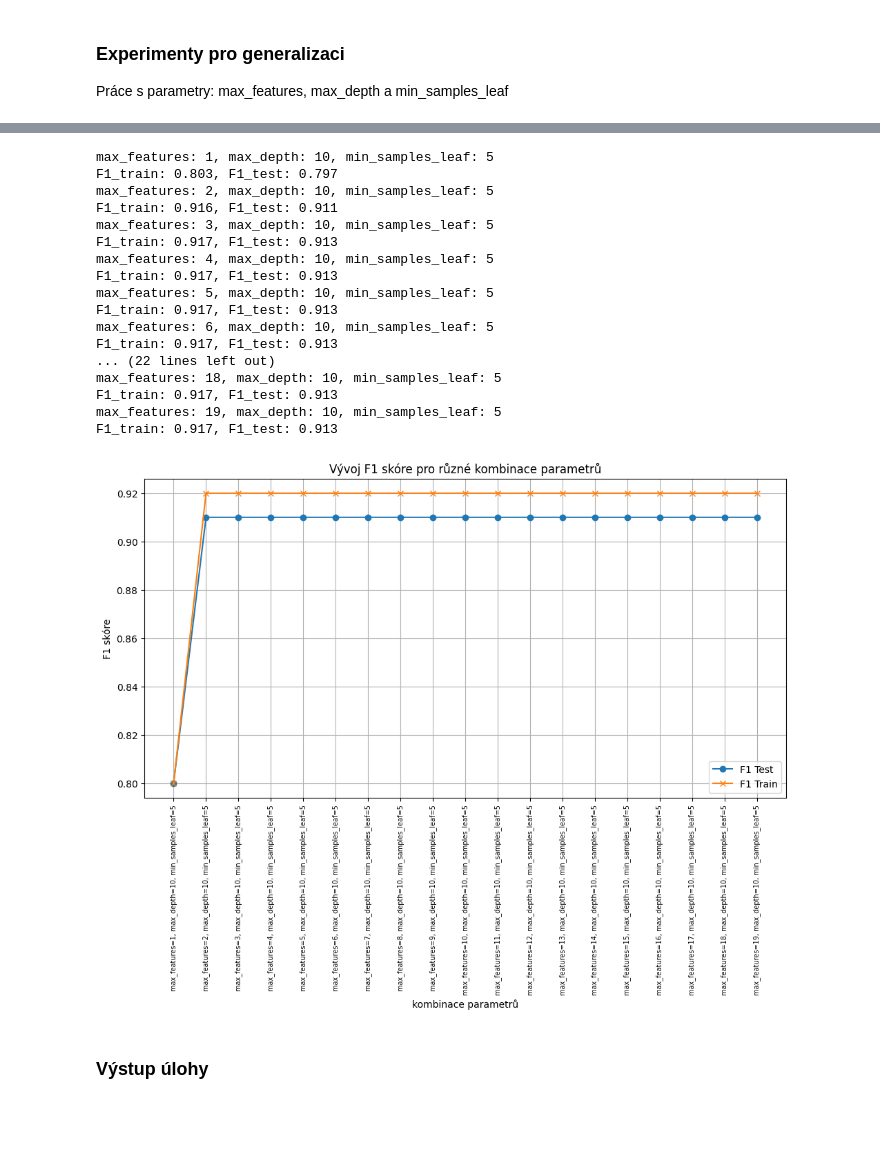
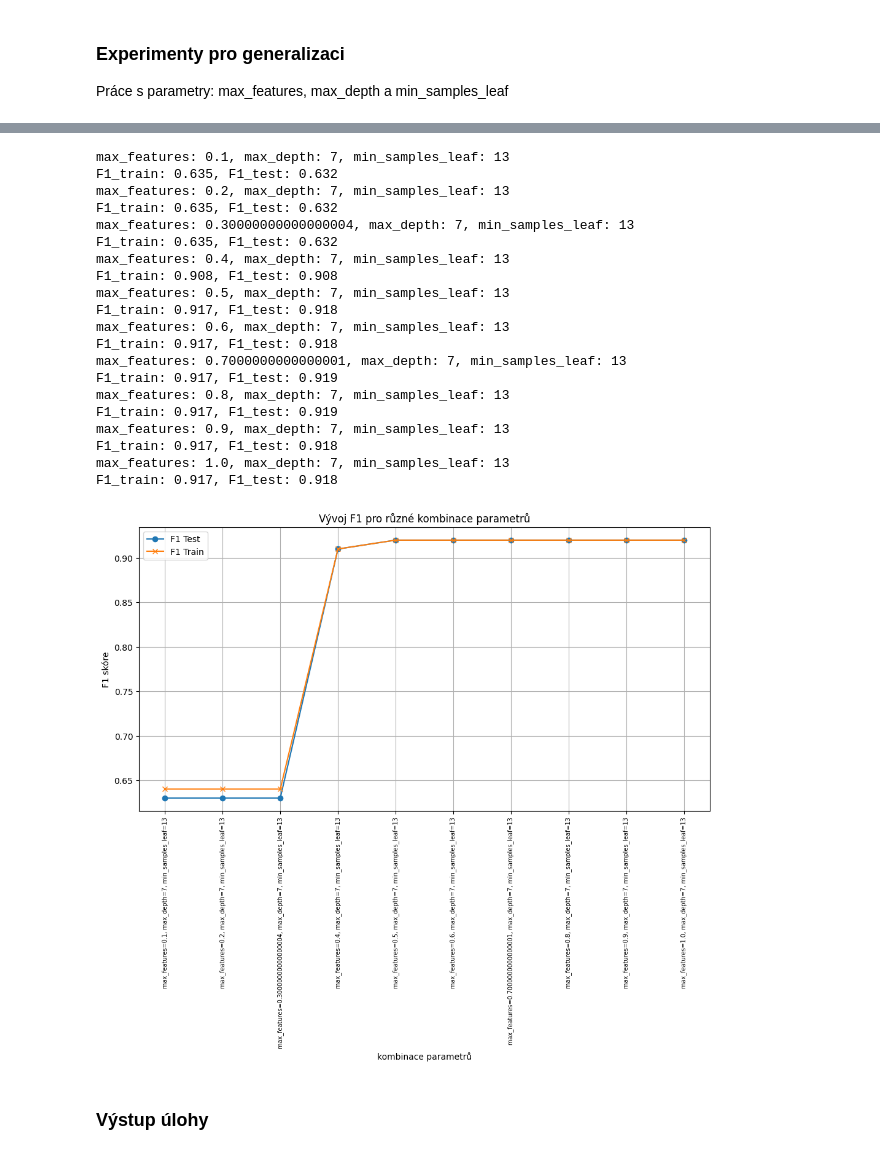
Before and after one commit to aktaz-fesoj/klasifikace_decision_tree, a Jupyter notebook: Semestralni_uloha_generalizace_DT_modelu_zatka.ipynb, the cells around one changed output, grey strips where cells are left out. Drawn from its saved outputs; the diff is of its cells as text; code cells hidden in the pictures; blank space fills up the shorter version.

Commit message:
výsledky změn parametrů jsou furt divný

```diff
--- a/Semestralni_uloha_generalizace_DT_modelu_zatka.ipynb
+++ b/Semestralni_uloha_generalizace_DT_modelu_zatka.ipynb
@@ -92,9 +92,9 @@ from sklearn.model_selection import train_test_split
 x_train, x_test, y_train, y_test = train_test_split(x, y, test_size = 0.30, random_state = 166)
 
 clf = tree.DecisionTreeClassifier(
-    max_depth=5,
-    min_samples_split=5,   #minimalni pocet vzorku, aby se mohl strom rozrustat
-    max_features=None,
+    max_depth=7,            #maximální hloubka grafu
+    min_samples_leaf=13,    #minimální počet vzorků, které musí být v každém listovém uzlu
+    max_features=0.7,        #maximální procento proměnných braných do úvahy při každém větvení
     random_state=16
 )
 
@@ -143,15 +144,15 @@ Průměrné f1 skóre: 0.9159069835476705
 ### Experimenty pro generalizaci
 Práce s parametry: max_features, max_depth a min_samples_leaf
 # %%
+#fce pro vizualizaci výsledků při odlišných parametrech
 def vizualizuj_do_grafu(f1_train_list, f1_test_list, parameter_combinations):
-    #vizualizace
     plt.figure(figsize=(12, 6))
     plt.plot(parameter_combinations, f1_test_list, label="F1 Test", marker="o")
     plt.plot(parameter_combinations, f1_train_list, label="F1 Train", marker="x")
     plt.xticks(rotation=90, fontsize=7)
     plt.xlabel("kombinace parametrů")
     plt.ylabel("F1 skóre")
-    plt.title("Vývoj F1 skóre pro různé kombinace parametrů")
+    plt.title("Vývoj F1 pro různé kombinace parametrů")
     plt.legend()
     plt.grid()
     plt.show()
@@ -159,14 +160,14 @@ def vizualizuj_do_grafu(f1_train_list, f1_test_list, parameter_combinations):
 from sklearn.metrics import f1_score
 
 #výchozí fixní hodnoty parametrů, v násldujících for cyklech budeme vždy měnit jeden z nich a sledovat jeho vliv na přesnost modelu
-fixed_max_depth = 10
-fixed_min_samples_leaf = 5
-fixed_max_features = None
+fixed_max_depth = 7
+fixed_min_samples_leaf = 13
+fixed_max_features = 0.7
 
 #tvorba seznamů hodnot pparametrů přes které budeme iterovat
-max_depth_values = range(1,20)
-min_samples_leaf_values = range(1,20)
-max_features_values = range(1,20)
+max_depth_values = range(1,31)
+min_samples_leaf_values = range(1,31)
+max_features_values = np.arange(0.1, 1.1, 0.1).tolist()
 
 #seznamy pro ukládání výsledků
 f1_train_list = []
@@ -289,21 +290,24 @@ F1_train: 0.917, F1_test: 0.915
-max_features: 1, max_depth: 10, min_samples_leaf: 5
-F1_train: 0.803, F1_test: 0.797
-max_features: 2, max_depth: 10, min_samples_leaf: 5
-F1_train: 0.916, F1_test: 0.911
-max_features: 3, max_depth: 10, min_samples_leaf: 5
-F1_train: 0.917, F1_test: 0.913
-max_features: 4, max_depth: 10, min_samples_leaf: 5
-F1_train: 0.917, F1_test: 0.913
-max_features: 5, max_depth: 10, min_samples_leaf: 5
-F1_train: 0.917, F1_test: 0.913
-max_features: 6, max_depth: 10, min_samples_leaf: 5
-F1_train: 0.917, F1_test: 0.913
-... (22 lines left out)
-max_features: 18, max_depth: 10, min_samples_leaf: 5
-F1_train: 0.917, F1_test: 0.913
-max_features: 19, max_depth: 10, min_samples_leaf: 5
-F1_train: 0.917, F1_test: 0.913
+max_features: 0.1, max_depth: 7, min_samples_leaf: 13
+F1_train: 0.635, F1_test: 0.632
+max_features: 0.2, max_depth: 7, min_samples_leaf: 13
+F1_train: 0.635, F1_test: 0.632
+max_features: 0.30000000000000004, max_depth: 7, min_samples_leaf: 13
+F1_train: 0.635, F1_test: 0.632
+max_features: 0.4, max_depth: 7, min_samples_leaf: 13
+F1_train: 0.908, F1_test: 0.908
+max_features: 0.5, max_depth: 7, min_samples_leaf: 13
+F1_train: 0.917, F1_test: 0.918
+max_features: 0.6, max_depth: 7, min_samples_leaf: 13
+F1_train: 0.917, F1_test: 0.918
+max_features: 0.7000000000000001, max_depth: 7, min_samples_leaf: 13
+F1_train: 0.917, F1_test: 0.919
+max_features: 0.8, max_depth: 7, min_samples_leaf: 13
+F1_train: 0.917, F1_test: 0.919
+max_features: 0.9, max_depth: 7, min_samples_leaf: 13
+F1_train: 0.917, F1_test: 0.918
+max_features: 1.0, max_depth: 7, min_samples_leaf: 13
+F1_train: 0.917, F1_test: 0.918
-[figure, old version]
+[figure, new version]
 # %% [markdown]
 ### Výstup úlohy
 # %% [markdown]
```
Also changed, not shown: parts of 3 cells of this notebook.
